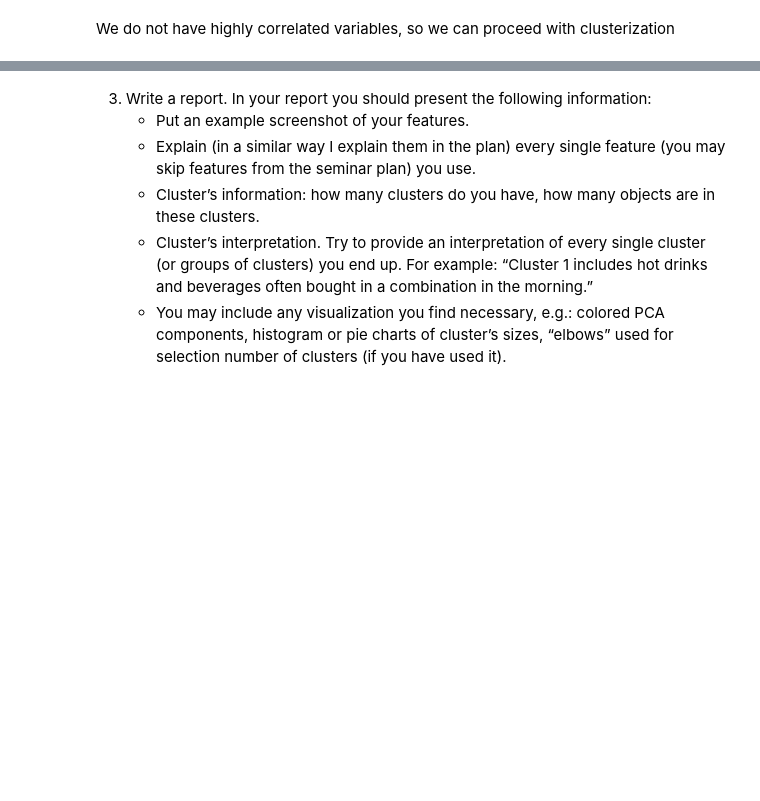
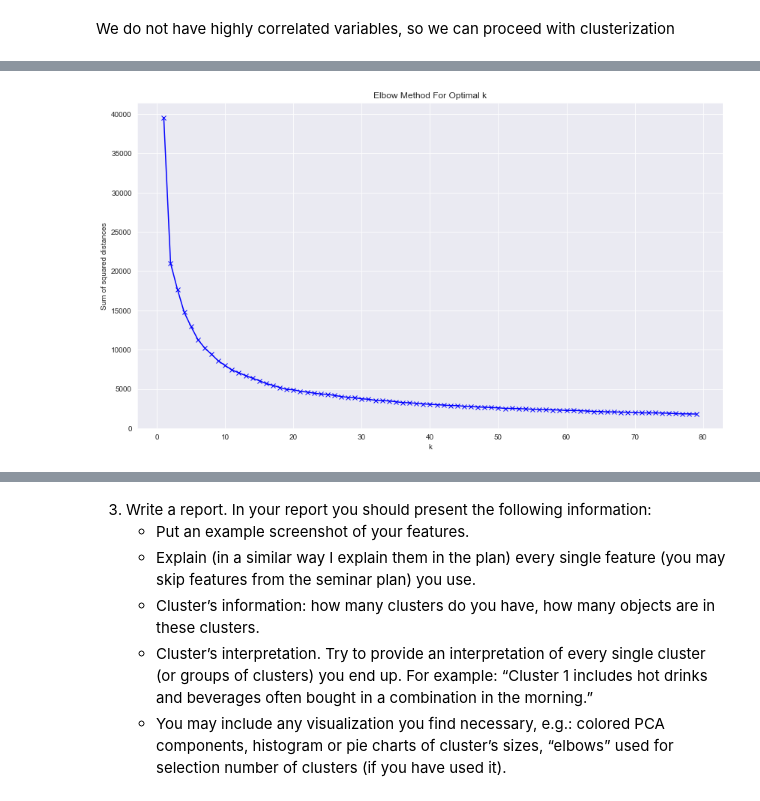
Before and after one commit to Mist3r-R/hse-sse-ds-business-2020, a Jupyter notebook: HW_5.ipynb, the cells around one changed output, grey strips where cells are left out. Cells and saved outputs as stored; diff of their text form; code cells hidden in the pictures; blank space fills up the shorter version.

```diff
--- a/HW_5.ipynb
+++ b/HW_5.ipynb
@@ -342,0 +348,16 @@ data.head()
+# %%
+sums = []
+K = range(1,80)
+for k in tqdm(K):
+    km = KMeans(n_clusters=k)
+    km = km.fit(data)
+    sums.append(km.inertia_)
+# %%
+plt.figure(figsize=(14,8))
+plt.plot(K, sums, 'bx-')
+plt.xlabel('k')
+plt.ylabel('Sum of squared distances')
+plt.title('Elbow Method For Optimal k')
+plt.show()
+# %% [output]
+[figure, added]
```
Also changed, not shown: parts of 17 cells of this notebook.
